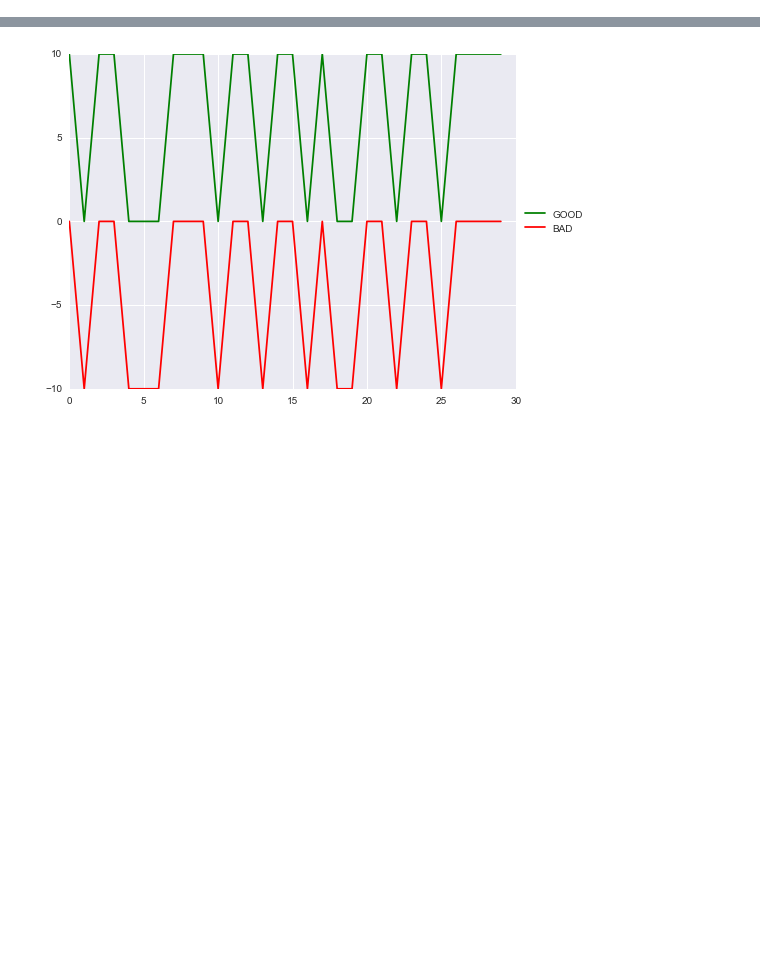
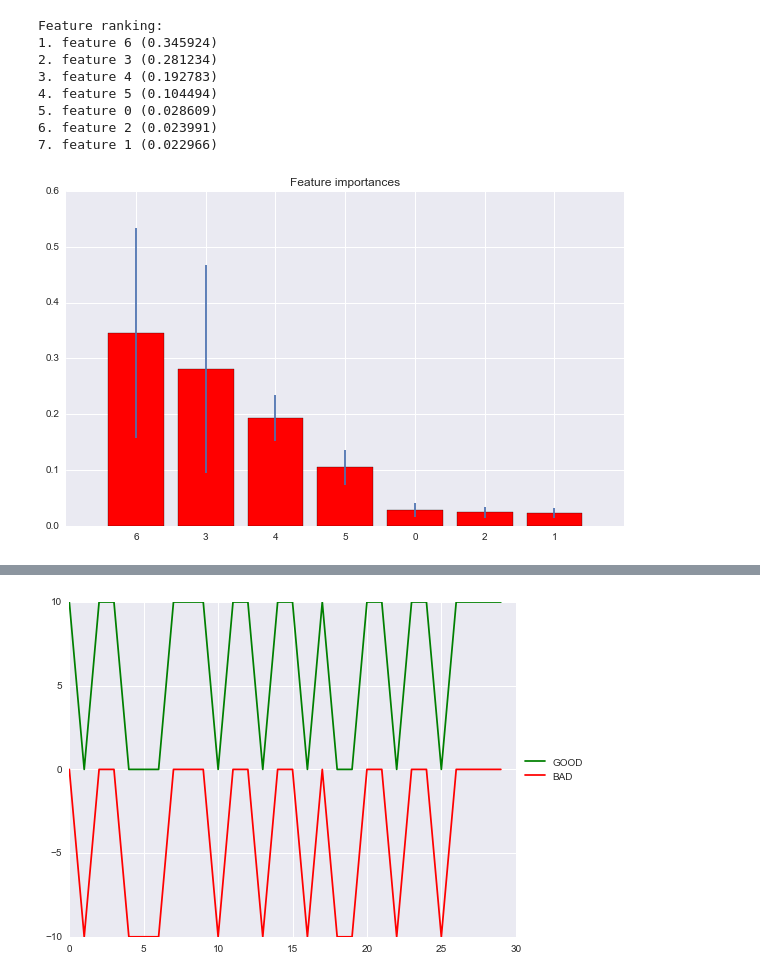
Before and after one commit to pablovicente/stock-index-prediction, a Jupyter notebook: Data_Analysis.ipynb, the cells around one changed output, grey strips where cells are left out. Drawn from its saved outputs; the diff is of its cells as text; code cells hidden in the pictures; blank space fills up the shorter version.

```diff
--- a/Data_Analysis.ipynb
+++ b/Data_Analysis.ipynb
@@ -56,11 +44,14 @@ INDEX_N225 = data_manipulation.read_csv_data('/Users/Pablo/Desktop/TFM/Data/INDE
 INDEX_SP500 = data_manipulation.read_csv_data('/Users/Pablo/Desktop/TFM/Data/INDEX_SP500.csv')
 values_names = ['GOLD', 'SILVER', 'PLAT', 'INDEX_DJIA', 'INDEX_HSI', 'INDEX_IBEX', 'INDEX_N225', 'INDEX_SP500']
 values_dfs = [GOLD, SILVER, PLAT, INDEX_DJIA, INDEX_HSI, INDEX_IBEX, INDEX_N225, INDEX_SP500]
-values_cols = ['USD (AM)', 'USD', 'USD AM', 'Close', 'Close', 'Close', 'Close', 'Close']
-values = [GOLD['USD (AM)'], SILVER['USD'], PLAT['USD AM'], INDEX_DJIA['Close'], INDEX_HSI['Close'], INDEX_IBEX['Close'], INDEX_N225['Close'], INDEX_SP500['Close']]
+values_cols = ['USD_AM', 'USD', 'USD_AM', 'Close', 'Close', 'Close', 'Close', 'Close']
+values = [GOLD['USD_AM'], SILVER['USD'], PLAT['USD_AM'], INDEX_DJIA['Close'], INDEX_HSI['Close'], INDEX_IBEX['Close'], INDEX_N225['Close'], INDEX_SP500['Close']]
 
-values_cols_b = ['DIFF_B', 'DIFF_B', 'DIFF_B', 'DIFF_B', 'DIFF_B', 'DIFF_B', 'DIFF_B', 'DIFF_B']
-#values_cols = ['DIFF', 'DIFF', 'DIFF', 'DIFF', 'DIFF', 'DIFF', 'DIFF', 'DIFF']
+values_cols = ['RD1_USD_AM', 'RD1_USD', 'RD1_USD_AM', 'RD1_Close', 'RD1_Close', 'RD1_Close', 'RD1_Close', 'RD1_Close']
+values_cols_b = ['RD_B1_USD_AM', 'RD_B1_USD', 'RD_B1_USD_AM', 'RD_B1_Close', 'RD_B1_Close', 'RD_B1_Close', 'RD_B1_Close', 'RD_B1_Close']
 
 dataset = ml_dataset.generate_df_dataset(values_names, values_dfs, values_cols)
 dataset_b = ml_dataset.generate_df_dataset(values_names, values_dfs, values_cols_b)
+
+dataset.drop(dataset.index[0])
+dataset_b.drop(dataset.index[0])
@@ -145,0 +174,51 @@ avg / total       0.72      0.72      0.72       198
+# %%
+training_dates = Iteration.Iteration('1993-07-07', '2012-07-06')
+testing_dates  = Iteration.Iteration('2012-07-09', '2016-04-20')
+training_dates.calculate_indices(dataset)
+testing_dates.calculate_indices(dataset)
+
+trainDates = []
+testDates = []
+trainDates.append(training_dates.lowerIndex)
+trainDates.append(training_dates.upperIndex)
+testDates.append(testing_dates.lowerIndex)
+testDates.append(testing_dates.upperIndex)
+
+trainX, trainY, testX, testY = ml_dataset.dataset_to_train_using_dates(dataset, dataset_b, trainDates, testDates, colsToRemove, colY, True)
+
+## Feature selection
+clf = ExtraTreesClassifier(random_state=1729, n_estimators=250, n_jobs=-1)
+selector = clf.fit(trainX, trainY)
+importances = clf.feature_importances_
+std = np.std([tree.feature_importances_ for tree in clf.estimators_], axis=0)
+indices = np.argsort(importances)[::-1]
+
+# Print the feature ranking
+print("Feature ranking:")
+
+for f in range(trainX.shape[1]):
+    print("%d. feature %d (%f)" % (f + 1, indices[f], importances[indices[f]]))
+
+# Plot the feature importances of the forest
+plt.figure()
+plt.title("Feature importances")
+plt.bar(range(trainX.shape[1]), importances[indices],
+       color="r", yerr=std[indices], align="center")
+plt.xticks(range(trainX.shape[1]), indices)
+plt.xlim([-1, trainX.shape[1]])
+plt.show()
+
+
+#fs = SelectFromModel(selector, prefit=True)
+#trainX = fs.transform(trainX)
+#test = fs.transform(testX)
+# %% [output]
+Feature ranking:
+1. feature 6 (0.345924)
+2. feature 3 (0.281234)
+3. feature 4 (0.192783)
+4. feature 5 (0.104494)
+5. feature 0 (0.028609)
+6. feature 2 (0.023991)
+7. feature 1 (0.022966)
+[figure, added]
```
Also changed, not shown: parts of 5 cells of this notebook, 16 other files.
